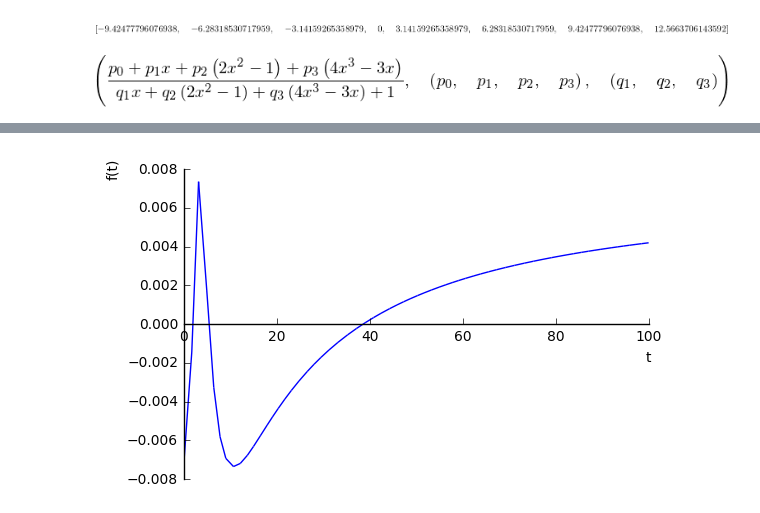
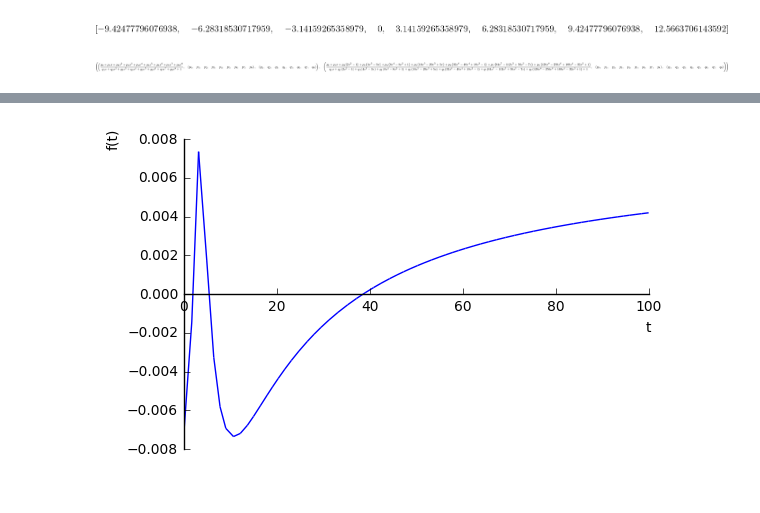
Before and after one commit to ergs/sandbox, a Jupyter notebook: Chebyshev2.ipynb, the cells around one changed output, grey strips where cells are left out. Saved outputs shown, nothing was run; the diff lists cells and outputs as text; code cells hidden in the pictures.

```diff
--- a/Chebyshev2.ipynb
+++ b/Chebyshev2.ipynb
@@ -93,26 +93,25 @@ def nsolve_intervals(expr, bounds, division=30, warn=False, verbose=False, solve
 # %%
 def general_rat_func(d, x, chebyshev=False):
     """
     Return a general rational function with numerator and denominator degree d
 
     Returns a tuple, (rational function, numerator coefficients, denominator coefficients)
 
     The constant coefficient in the denominator is always 1.
     """
     num_coeffs = symbols('p:%s' % (d+1))
     den_coeffs = symbols('q:%s' % (d+1))[1:]
     if chebyshev:
         num = Add(*(Mul(c, chebyshevt(i, x)) for i, c in enumerate(num_coeffs)))
         den = Add(*(Mul(c, chebyshevt(i, x)) for i, c in enumerate([1, *den_coeffs])))
         rat_func = num/den
     else:
         rat_func = Poly(reversed(num_coeffs), x)/Poly([*reversed(den_coeffs), 1], x)
     return rat_func, num_coeffs, den_coeffs
 
-general_rat_func(3, x)
-general_rat_func(3, x, chebyshev=True)
+general_rat_func(8, x), general_rat_func(8, x, chebyshev=True)
 # %% [output]
-[figure, old version]
+[figure, new version]
 # %%
 from sympy.utilities.decorator import conserve_mpmath_dps
 
```
Also changed, not shown: parts of 10 cells of this notebook.
